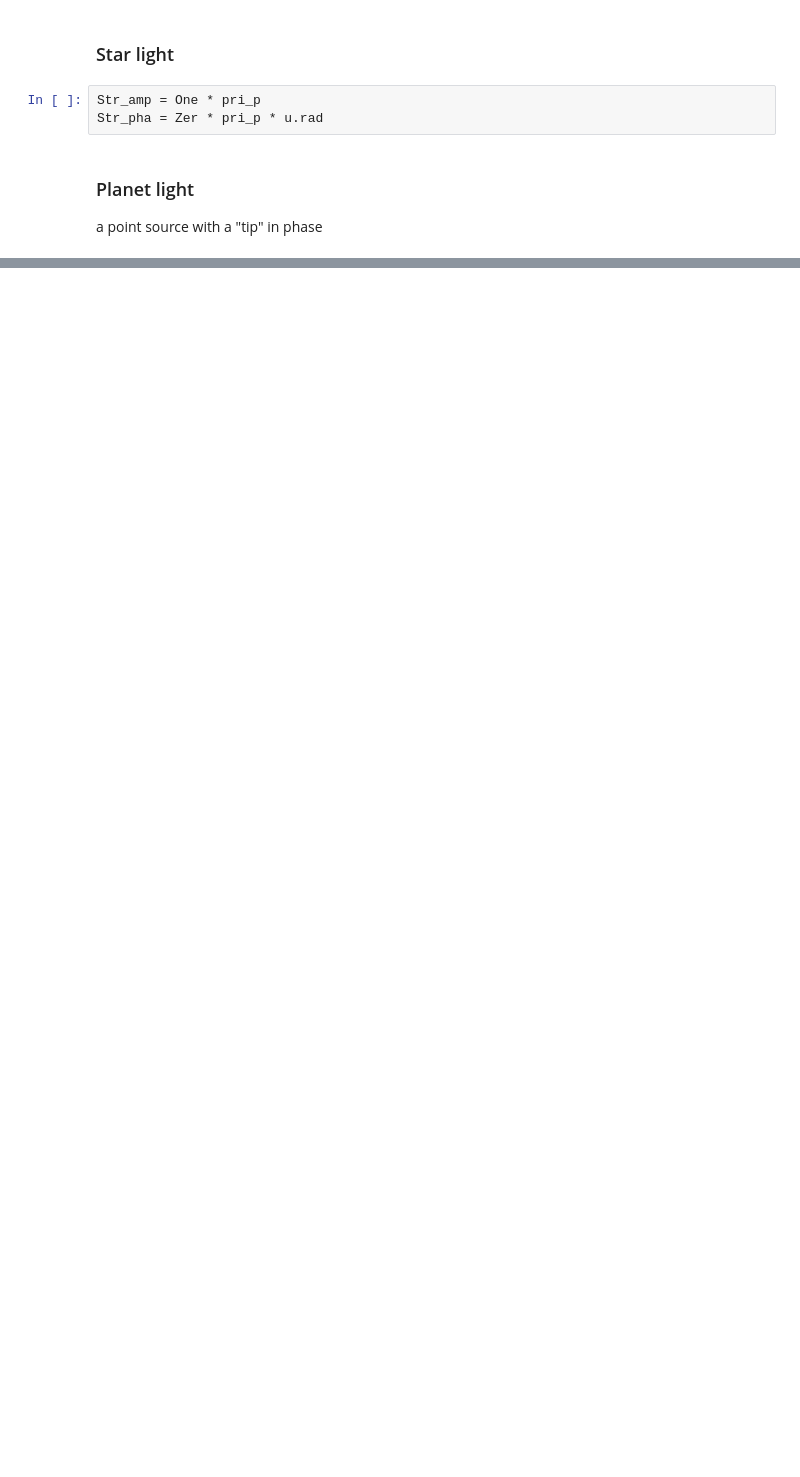
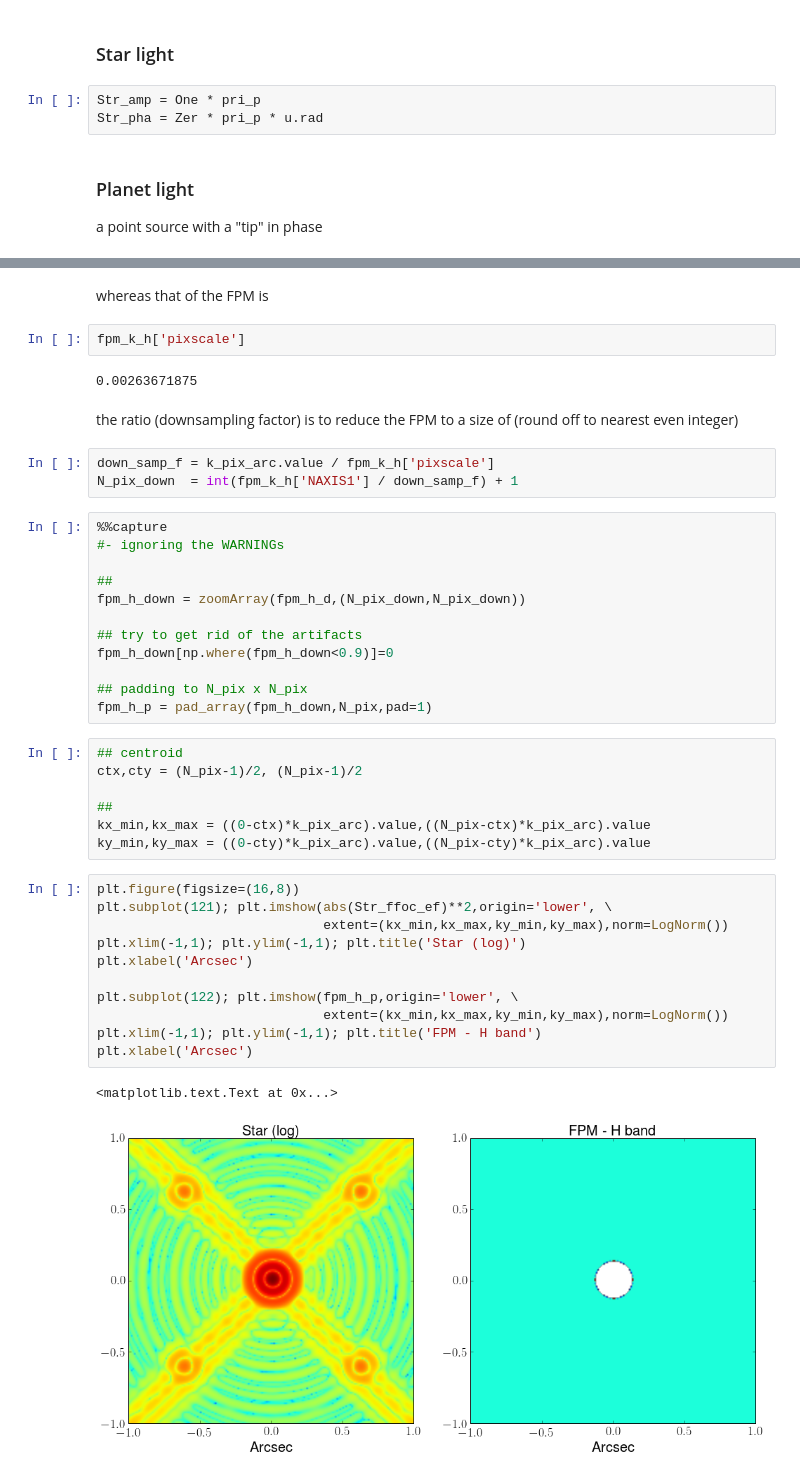
Before and after one commit to Mipanox/GPI_stuff, a Jupyter notebook: full_opt.ipynb, the cells around one changed output, grey strips where cells are left out. Saved outputs shown, nothing was run; the diff lists cells and outputs as text; blank space fills up the shorter version.

```diff
--- a/full_opt.ipynb
+++ b/full_opt.ipynb
@@ -206,0 +229,44 @@ plt.xlim(2024,2072); plt.ylim(2024,2072); plt.colorbar()
+# %% [markdown]
+whereas that of the FPM is
+# %%
+fpm_k_h['pixscale']
+# %% [output]
+0.00263671875
+# %% [markdown]
+the ratio (downsampling factor) is to reduce the FPM to a size of (round off to nearest even integer)
+# %%
+down_samp_f = k_pix_arc.value / fpm_k_h['pixscale']
+N_pix_down  = int(fpm_k_h['NAXIS1'] / down_samp_f) + 1
+# %%
+%%capture
+#- ignoring the WARNINGs
+
+##
+fpm_h_down = zoomArray(fpm_h_d,(N_pix_down,N_pix_down))
+
+## try to get rid of the artifacts
+fpm_h_down[np.where(fpm_h_down<0.9)]=0
+
+## padding to N_pix x N_pix
+fpm_h_p = pad_array(fpm_h_down,N_pix,pad=1)
+# %%
+## centroid
+ctx,cty = (N_pix-1)/2, (N_pix-1)/2
+
+##
+kx_min,kx_max = ((0-ctx)*k_pix_arc).value,((N_pix-ctx)*k_pix_arc).value
+ky_min,ky_max = ((0-cty)*k_pix_arc).value,((N_pix-cty)*k_pix_arc).value
+# %%
+plt.figure(figsize=(16,8))
+plt.subplot(121); plt.imshow(abs(Str_ffoc_ef)**2,origin='lower', \
+                             extent=(kx_min,kx_max,ky_min,ky_max),norm=LogNorm())
+plt.xlim(-1,1); plt.ylim(-1,1); plt.title('Star (log)')
+plt.xlabel('Arcsec')
+
+plt.subplot(122); plt.imshow(fpm_h_p,origin='lower', \
+                             extent=(kx_min,kx_max,ky_min,ky_max),norm=LogNorm())
+plt.xlim(-1,1); plt.ylim(-1,1); plt.title('FPM - H band')
+plt.xlabel('Arcsec')
+# %% [output]
+<matplotlib.text.Text at 0x...>
+[figure, added]
```
Also changed, not shown: parts of 35 cells of this notebook, 1 other file.
